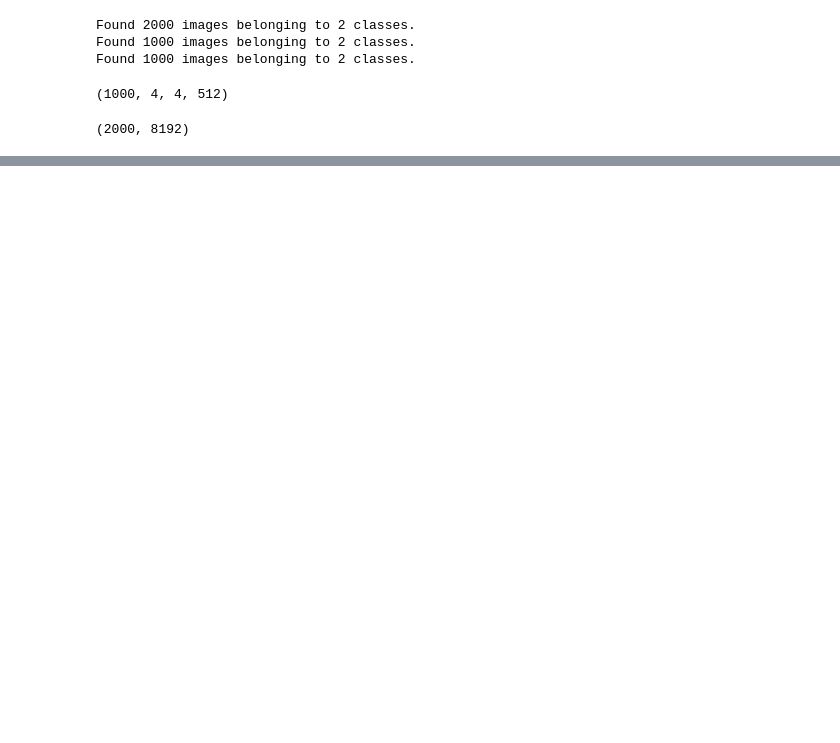
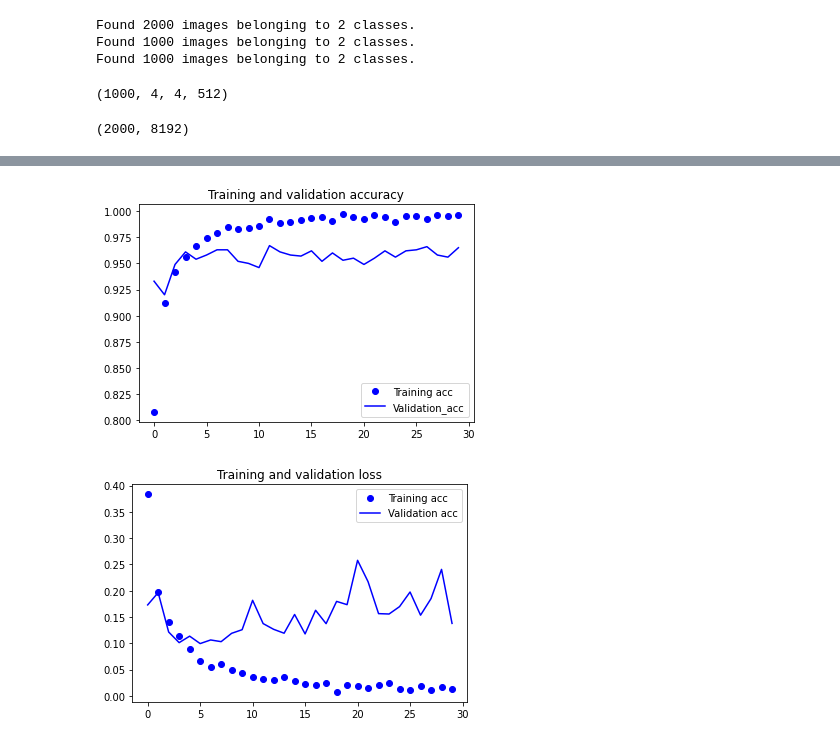
Before and after one commit to SeunghyeChae/CAKD3_tmdhey, a Jupyter notebook: 13. 딥러닝/dl_using_a_pretrained_convnet.ipynb, the cells around one changed output, grey strips where cells are left out. Saved outputs shown, nothing was run; the diff lists cells and outputs as text; code cells hidden in the pictures; blank space fills up the shorter version.

Commit message:
Colaboratory를 통해 생성됨

```diff
--- a/13. 딥러닝/dl_using_a_pretrained_convnet.ipynb
+++ b/13. 딥러닝/dl_using_a_pretrained_convnet.ipynb
@@ -3,6 +16,11 @@
 # %%
+# imageNet 데이터셋에 훈련된 이미지 분류 모델
+# 우리는 VGG16 (사전 훈련된 네트워크)
+
 from tensorflow.keras.applications import VGG16
-conv_base = VGG16(weights='imagenet',include_top=False ,input_shape=(150,150,3))  # include_top  완전연결층에 연결할꺼냐?
+conv_base= VGG16(weights='imagenet', # 가중치
+                 include_top= False, # 완전연결층에 연결할 것인지
+                  input_shape= (150,150,3))
 # %% [output]
 Downloading data from https://storage.googleapis.com/tensorflow/keras-applications/vgg16/vgg16_weights_tf_dim_ordering_tf_kernels_notop.h5
 58892288/58889256 [==============================] - 0s 0us/step
@@ -99,0 +210,11 @@ TypeError: ignored
+# %%
+# 데이타 증식 기법 사용
+
+from tensorflow.keras import models
+from tensorflow.keras import layers
+
+model= models.Sequential()
+model.add(conv_base)
+model.add(layers.Flatten())
+model.add(layers.Dense(256,activation='relu'))
+model.add(layers.Dense(1,activation='sigmoid'))
@@ -99,0 +240,10 @@ TypeError: ignored
+# %%
+import os
+import numpy as np
+from tensorflow.keras import optimizers
+
+base_dir = '/content/drive/MyDrive/cakd_colab/dl_keras/datasets/cats_and_dogs_small'
+
+train_dir = os.path.join(base_dir,'train')
+validation_dir = os.path.join(base_dir, 'validation')
+test_dir = os.path.join(base_dir,'test')
@@ -100,23 +306,26 @@ TypeError: ignored
 # %%
 import matplotlib.pyplot as plt
-
-acc=history.history['acc']
+acc = history.history['acc']
 val_acc = history.history['val_acc']
 loss = history.history['loss']
-val_loss = history.history['val_acc']
+val_loss = history.history['val_loss']
 
 epochs = range(len(acc))
 
-plt.plot(epochs, acc, 'bo',label = 'Training acc')
-plt.plot(epoches, val_acc, 'b',label = 'Validation acc')
+plt.plot(epochs,acc,'bo',label='Training acc')
+plt.plot(epochs,val_acc,'b',label='Validation_acc')
 plt.title('Training and validation accuracy')
 plt.legend()
 
 
+plt.figure()
 
 plt.plot(epochs, loss, 'bo',label = 'Training acc')
-plt.plot(epoches, val_loss, 'b',label = 'Validation acc')
+plt.plot(epochs, val_loss, 'b',label = 'Validation acc')
 plt.title('Training and validation loss')
 plt.legend()
 
 plt.show()
+# %% [output]
+[figure, added]
+[figure, added]
```
Also changed, not shown: parts of 15 cells of this notebook.
